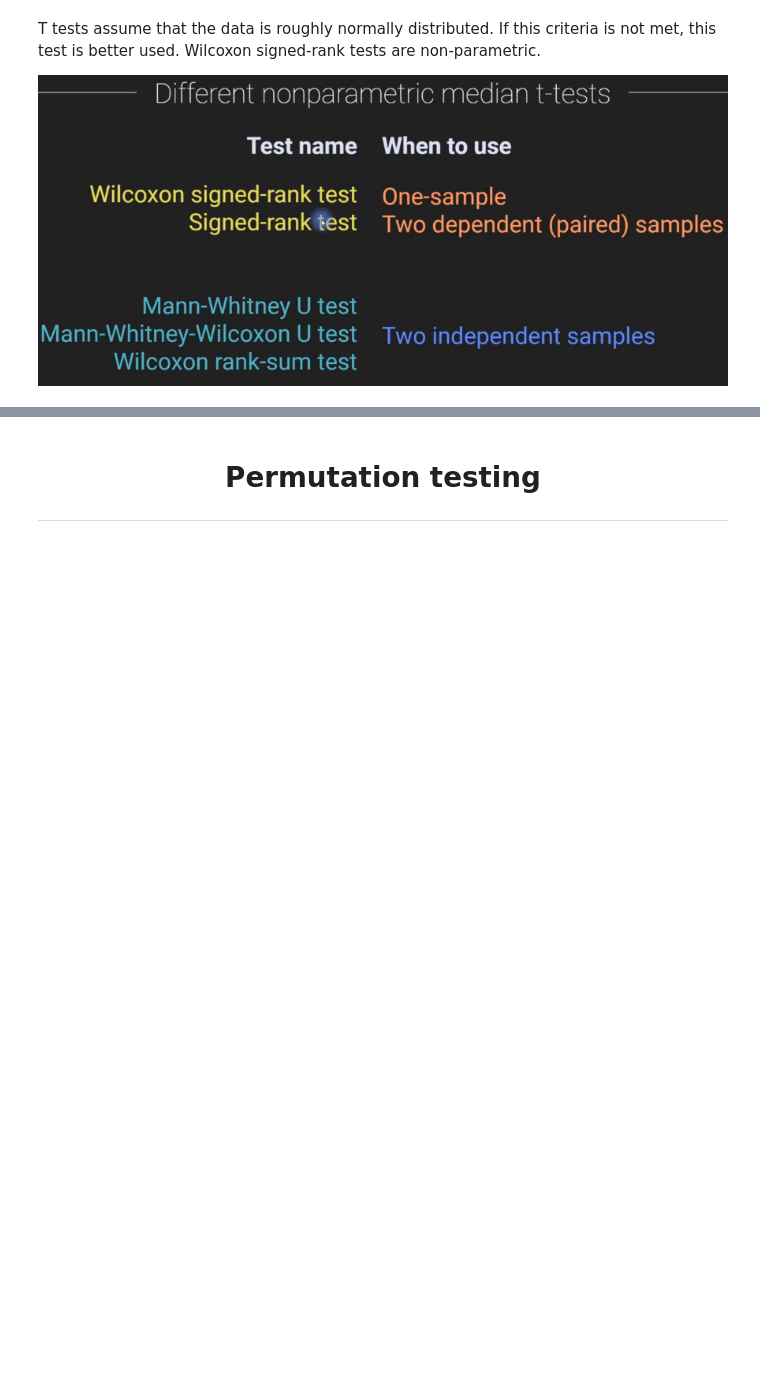
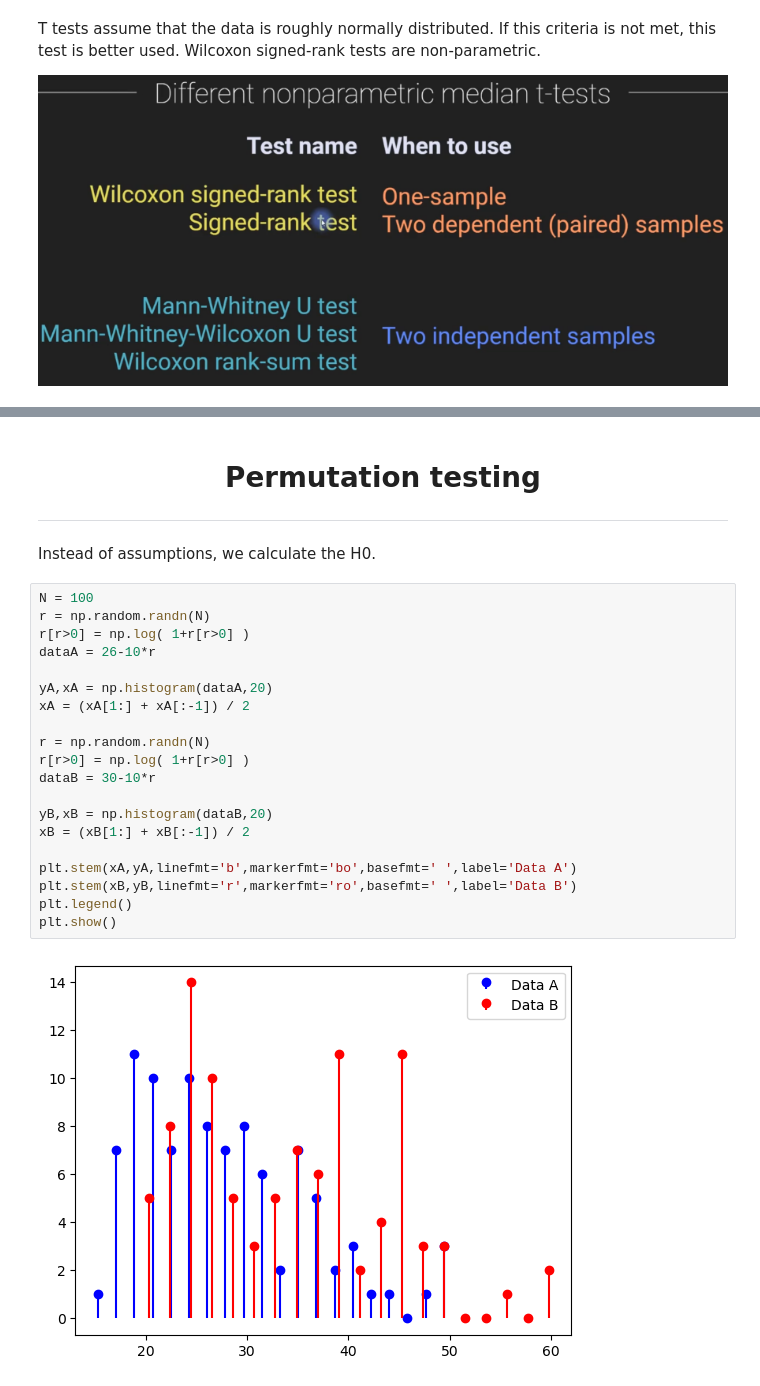
Before and after one commit to szalai-istvan/python-machine-learning, a Jupyter notebook: 03_statistics-and-machine-learning/06_t-test-family/t-test.ipynb, the cells around one changed output, grey strips where cells are left out. Cells and saved outputs as stored; diff of their text form; blank space fills up the shorter version.

```diff
--- a/03_statistics-and-machine-learning/06_t-test-family/t-test.ipynb
+++ b/03_statistics-and-machine-learning/06_t-test-family/t-test.ipynb
@@ -194,3 +194,26 @@ We accept H0 hypothesis
 # %% [markdown]
 <h1 style="text-align:center;">Permutation testing</h1>
 <hr style="width:65%;height:2px;border-width:1;color:gray;background-color:gray;">
+<p>Instead of assumptions, we calculate the H0.</p>
+# %%
+N = 100
+r = np.random.randn(N)
+r[r>0] = np.log( 1+r[r>0] )
+dataA = 26-10*r
+
+yA,xA = np.histogram(dataA,20)
+xA = (xA[1:] + xA[:-1]) / 2
+
+r = np.random.randn(N)
+r[r>0] = np.log( 1+r[r>0] )
+dataB = 30-10*r
+
+yB,xB = np.histogram(dataB,20)
+xB = (xB[1:] + xB[:-1]) / 2
+
+plt.stem(xA,yA,linefmt='b',markerfmt='bo',basefmt=' ',label='Data A')
+plt.stem(xB,yB,linefmt='r',markerfmt='ro',basefmt=' ',label='Data B')
+plt.legend()
+plt.show()
+# %% [output]
+[figure, added]
```
Also changed, not shown: parts of 10 cells of this notebook.
